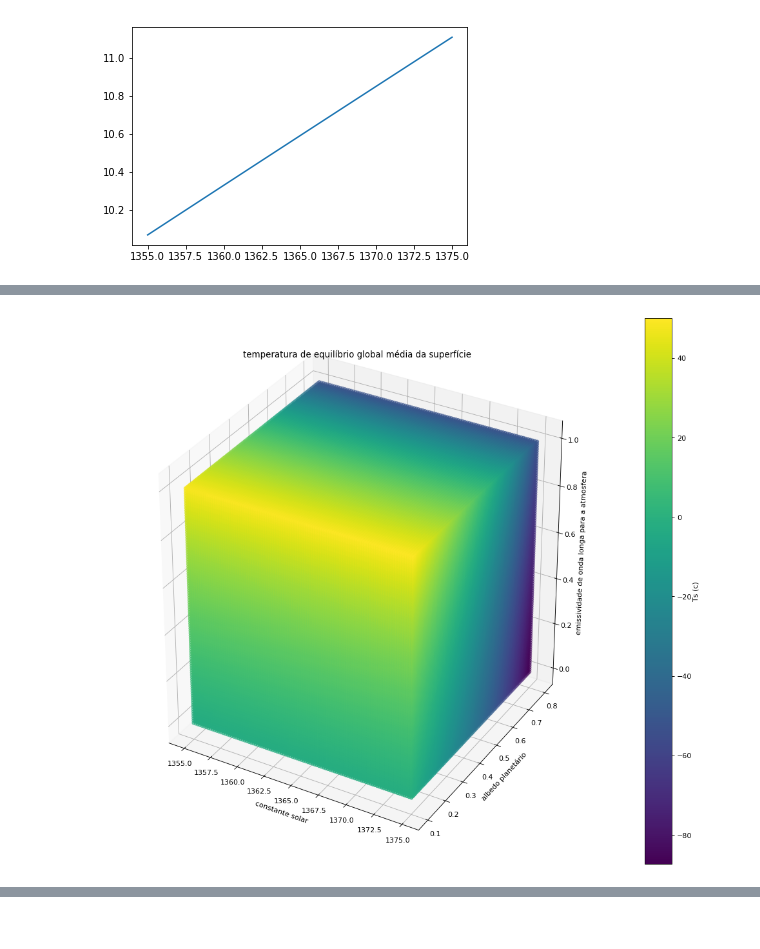
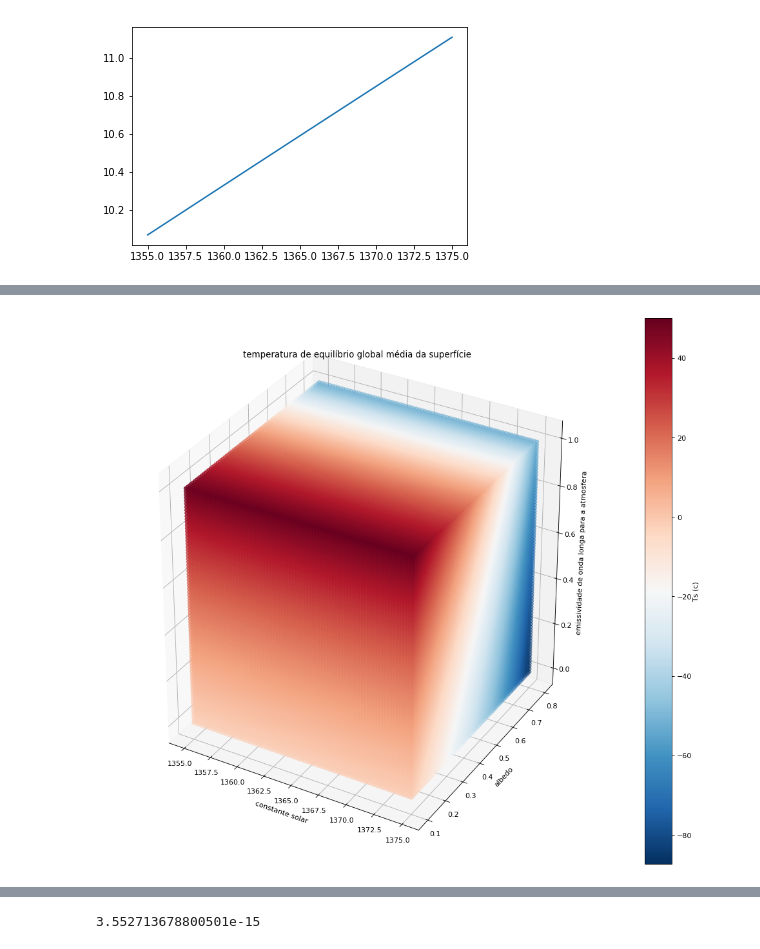
Before and after one commit to ledica/MSES, a Jupyter notebook: isothermal.ipynb, the cells around one changed output, grey strips where cells are left out. Cells and saved outputs as stored; diff of their text form; code cells hidden in the pictures.

```diff
--- a/isothermal.ipynb
+++ b/isothermal.ipynb
@@ -17,17 +37,17 @@ Ts(e=0.9)
 # %%
-e=np.linspace(0., 1, 100)
+e=np.linspace(0., 1, 80)
 plt.plot(e,Ts(e=e))
 # %% [output]
 [<matplotlib.lines.Line2D at 0x...>]
 [figure]
 # %%
-a=np.linspace(0.1, .8, 100)
+a=np.linspace(0.1, .8, 80)
 plt.plot(a,Ts(a=a))
 # %% [output]
 [<matplotlib.lines.Line2D at 0x...>]
 [figure]
 # %%
-s=np.linspace(1355,1375, 100)
+s=np.linspace(1355,1375, 80)
 plt.plot(s,Ts(s=s))
 # %% [output]
 [<matplotlib.lines.Line2D at 0x...>]
@@ -55,21 +83,28 @@ plt.show()
 # %%
-from mpl_toolkits import mplot3d
-%matplotlib inline
 #notebook qt
 #inline#
 fig=plt.figure(figsize=(16, 14), dpi= 80, facecolor='w', edgecolor='k')
 ax = plt.axes(projection='3d')
-p = ax.scatter(saet[:,0], saet[:,1],saet[:,2], c=saet[:,3],cmap='viridis')
+p = ax.scatter(saet[:,0], saet[:,1],saet[:,2], c=saet[:,3],cmap='RdBu_r')
 ax.set_title("temperatura de equilíbrio global média da superfície")
-ax.set_ylabel("albedo planetário")
+ax.set_ylabel("albedo")
 ax.set_zlabel("emissividade de onda longa para a atmosfera")
 ax.set_xlabel("constante solar")
+#ax.set_clim(-60,60)
 cbar=fig.colorbar(p)
 cbar.set_label("Ts (c)", labelpad=+1)
 plt.show()
 # %% [output]
-[figure, old version]
+[figure, new version]
 # %% [markdown]
 ![image.png](attachment:image.png)
 
 http://www.scielo.br/pdf/rbef/v40n3/1806-9126-RBEF-40-3-e3312.pdf
+# %%
+def Q(s=136,a=0.3,e=0.775111415580796,g=5.67*10**-8):
+    e_=1-(e/2)
+    return ((s/4)*(1-a))-(e_*g*(Ts(s,a,e,g)+273.15)**4)
+
+Q()
+# %% [output]
+3.552713678800501e-15
```
Also changed, not shown: parts of 9 cells of this notebook.
